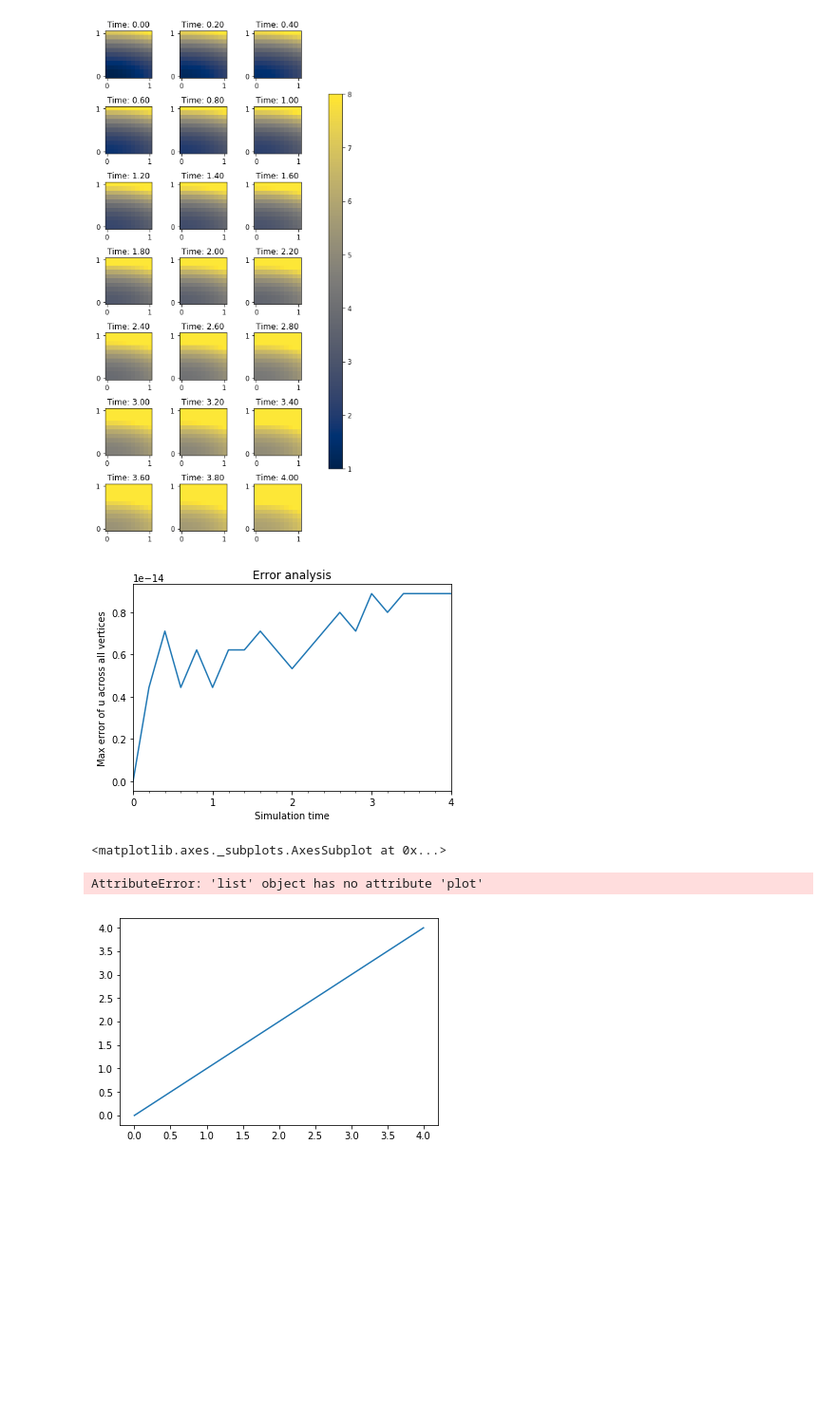
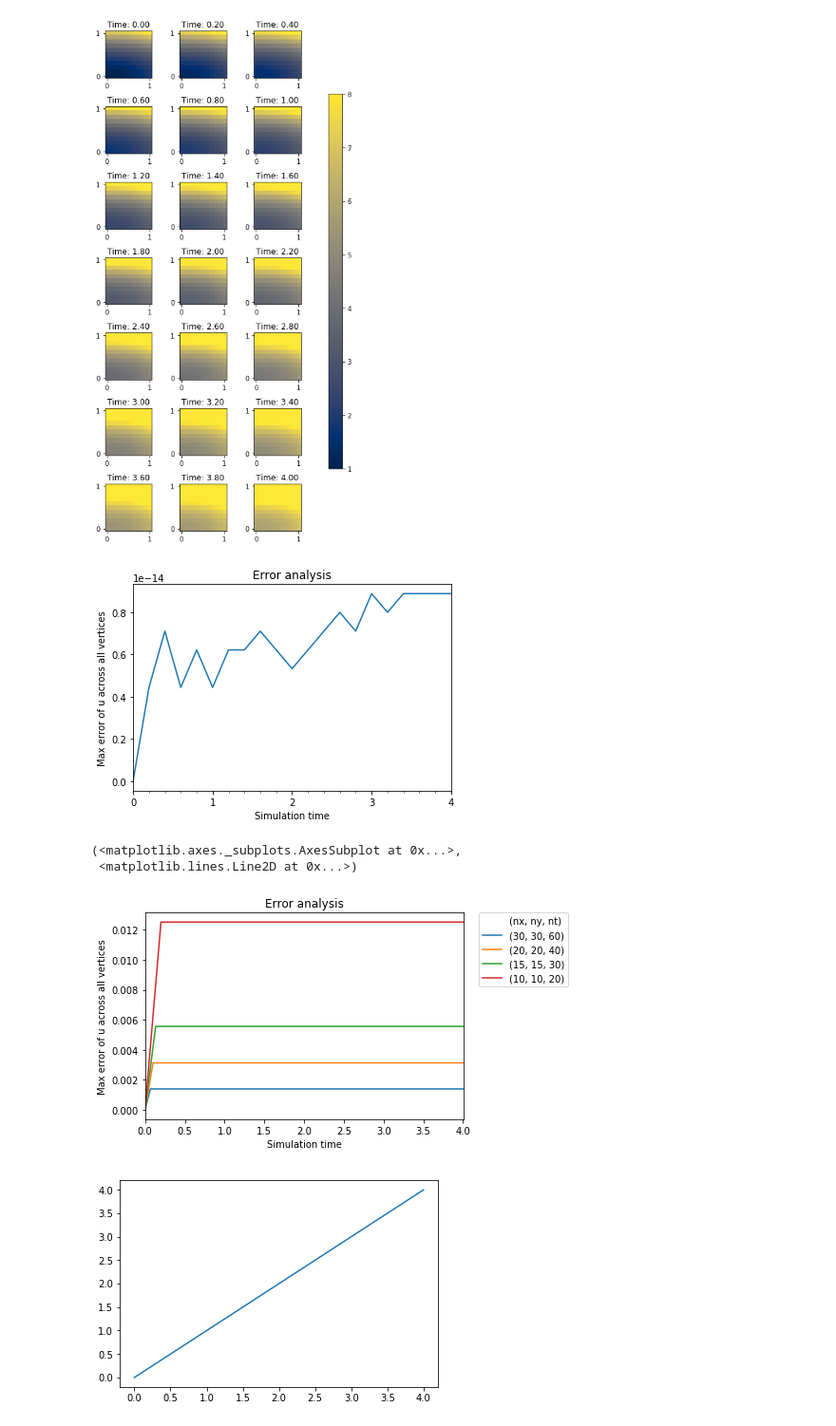
Before and after one commit to ZacharyVernec/PDE-FIND, a Jupyter notebook: Heat Equation.ipynb, the cells around one changed output. Shown at 95% size. Drawn from its saved outputs; the diff is of its cells as text; code cells hidden in the pictures; blank space fills up the shorter version.

Commit message:
Improved error analysis

```diff
--- a/Heat Equation.ipynb
+++ b/Heat Equation.ipynb
@@ -150,7 +150,7 @@ def display_error(error_type, mesh_info, logs, prev_ax=None, major_ticks_period=
     else:
         ax = prev_ax
 
-    ax.plot(logs['t'], logs['error_'+error_type])
+    artist, = ax.plot(logs['t'], logs['error_'+error_type])
     ax.margins(x=0)
 
     ax.set_title('Error analysis')
@@ -161,43 +161,49 @@ def display_error(error_type, mesh_info, logs, prev_ax=None, major_ticks_period=
         ax.xaxis.set_major_locator(plt.MultipleLocator(mesh_info['dt']*major_ticks_period))
         ax.xaxis.set_minor_locator(plt.MultipleLocator(mesh_info['dt']))
         plt.show()
-    return ax
+    return ax, artist
 
 display_error('max', mesh_info, logs, major_ticks_period=5)
 # %% [output]
 [figure]
-<matplotlib.axes._subplots.AxesSubplot at 0x...>
+(<matplotlib.axes._subplots.AxesSubplot at 0x...>,
+ <matplotlib.lines.Line2D at 0x...>)
 # %%
+from matplotlib.patches import Patch
+
 def display_errors(error_type, nxs, nys, nts, tmax):
     nxs, nys, nts = np.sort(nxs)[::-1], np.sort(nys)[::-1], np.sort(nts)[::-1]
 
+    # Display setup
     prev_ax = None
-    max_it = max(len(nxs), len(nys), len(nts))
-    show = False
-    for i in range(max_it):
-        #Reuse smallest value of ns if their are smaller values of a different ns to get through
-        try:
-            nx = nxs[i]
-        except IndexError:
-            nx = nxs[-1]
-        try:
-            ny = nys[i]
-        except IndexError:
-            ny = nys[-1]
-        try:
-            nt = nts[i]
-        except IndexError:
-            nt = nts[-1]
+    artists = []
 
-        mesh_info, logs = calculate_simulation(nx, ny, nt, tmax=tmax)
-        if i == max_it-1:
-            show=True
-        prev_ax = display_error(error_type, mesh_info, logs, prev_ax=prev_ax, show=show)
+    # Reuse smallest value of n_s if their are smaller values of a different n_s to get through
+    len_max = max(len(nxs), len(nys), len(nts))
+    for n_s in [nxs, nys, nts]:
+        if len(n_s) < len_max:
+            n_missing = len_max - len(n_s)
+            n_s = n_s + [n_s]*n_missing
 
+    # Iteration
+    for i in range(len_max):
 
-display_error('L2', [10, 15, 20, 30], [10, 15, 20, 30], [20, 30, 40, 60], 4.0)
+        # calculation step
+        mesh_info, logs = calculate_simulation(nxs[i], nys[i], nts[i], tmax=tmax)
+
+        # display step
+        prev_ax, prev_art = display_error(error_type, mesh_info, logs, prev_ax=prev_ax, show=False)
+        artists.append(prev_art)
+
+    # Final touches
+    empty_artist = Patch(color='white', label=str((nxs, nys, nts)))
+    prev_ax.legend([empty_artist]+artists, ['(nx, ny, nt)']+list(zip(nxs, nys, nts)),
+                   bbox_to_anchor=(1.05, 1), loc='upper left', borderaxespad=0.)
+    plt.show()
+
+display_errors('L2', [10, 15, 20, 30], [10, 15, 20, 30], [20, 30, 40, 60], 4.0)
 # %% [output]
-AttributeError: 'list' object has no attribute 'plot'
+[figure, added]
 # %%
 ### other
 # %%
```
